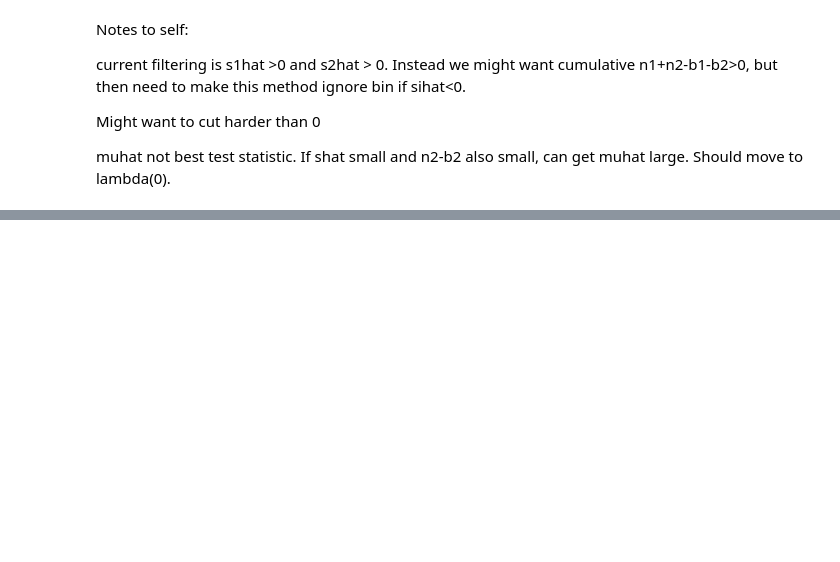
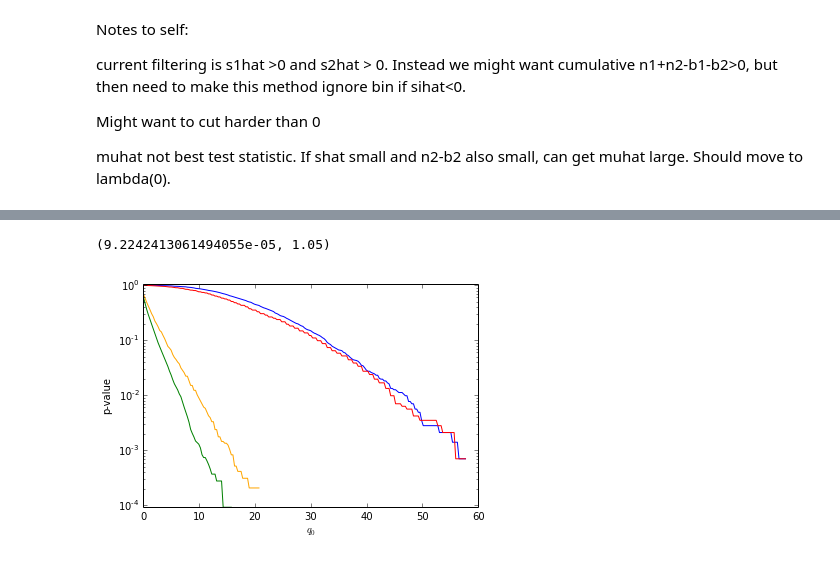
Before and after one commit to cranmer/play, a Jupyter notebook: misc/DataGuidedSequentialSearch.ipynb, the cells around one changed output, grey strips where cells are left out. Cells and saved outputs as stored; diff of their text form; code cells hidden in the pictures; blank space fills up the shorter version.

```diff
--- a/misc/DataGuidedSequentialSearch.ipynb
+++ b/misc/DataGuidedSequentialSearch.ipynb
@@ -241,9 +312,12 @@ b_contents, edges, patches = plt.hist(q0_b_expts, bins=edges, alpha=0.3, color='
 # %%
-plt.plot(edges[:-1],1.-np.cumsum(s_contents)/np.sum(s_contents),c='b')
-plt.plot(edges[:-1],1.-np.cumsum(b_contents)/np.sum(b_contents),c='g')
-plt.plot(edges[:-1],1.-np.cumsum(i_s_contents)/np.sum(i_s_contents),c='r')
-plt.plot(edges[:-1],1.-np.cumsum(i_b_contents)/np.sum(i_b_contents),c='orange')
-plt.xlabel('q0')
+plt.plot(edges[:-1],1.-s_cumsum,c='b')
+plt.plot(edges[:-1],1.-b_cumsum,c='g')
+plt.plot(edges[:-1],1.-i_s_cumsum,c='r')
+plt.plot(edges[:-1],1.-i_b_cumsum,c='orange')
+plt.xlabel('$q_0$')
 plt.ylabel('p-value')
 plt.semilogy()
 plt.ylim(0,1.05)
+# %% [output]
+(9.2242413061494055e-05, 1.05)
+[figure, added]
```
Also changed, not shown: parts of 17 cells of this notebook, 4 other files.
